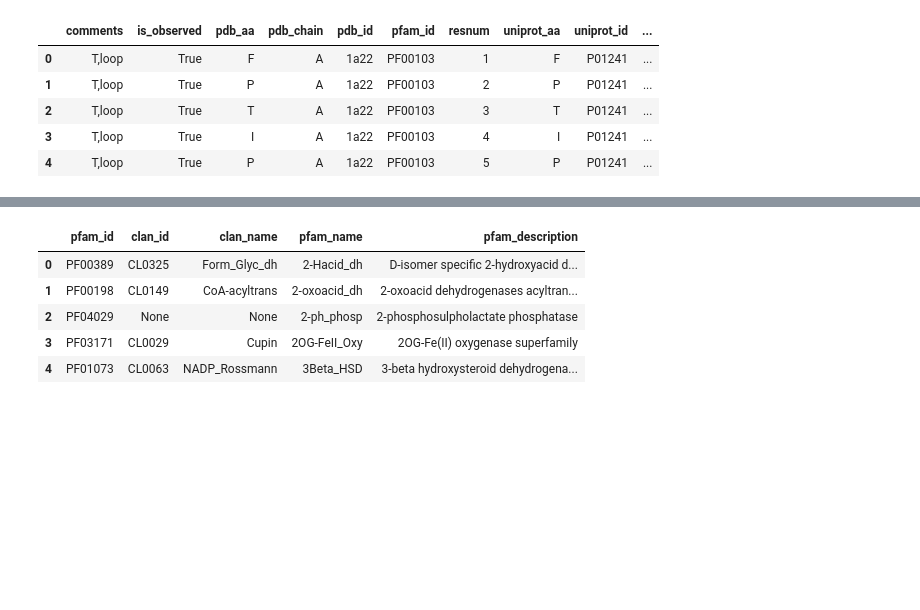
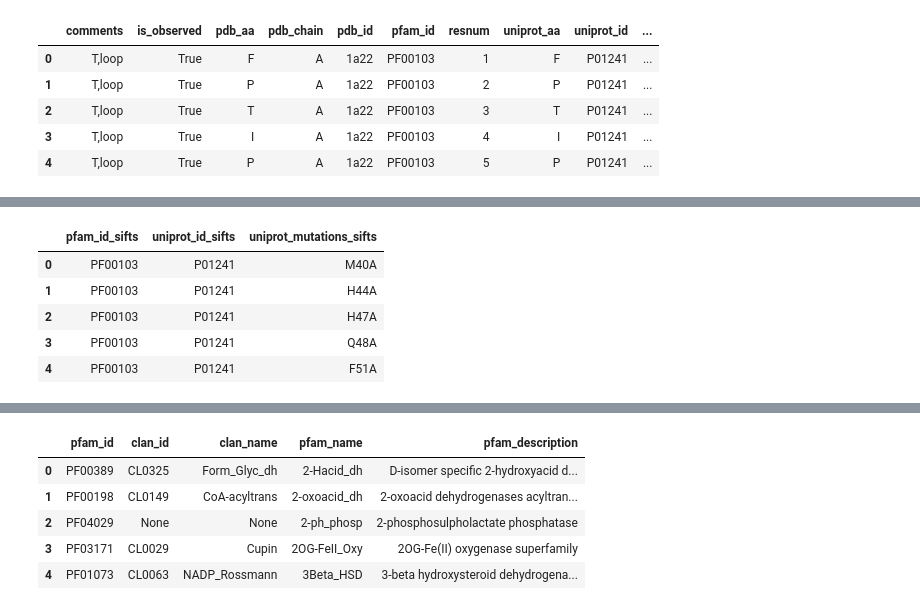
Before and after one commit to datapkg/protein_interaction_energy, a Jupyter notebook: notebooks/kortemme_baker.ipynb, the cells around one changed output, grey strips where cells are left out. Saved outputs shown, nothing was run; the diff lists cells and outputs as text; code cells hidden in the pictures; blank space fills up the shorter version.

```diff
--- a/notebooks/kortemme_baker.ipynb
+++ b/notebooks/kortemme_baker.ipynb
@@ -135,6 +124,13 @@ results = (
-# %%
-kortemme_baker_df['uniprot_mutation'] = (
-    kortemme_baker_df['uniprot_aa'] +
-    kortemme_baker_df['uniprot_pos'].apply(lambda x: str(int(x)) if pd.notnull(x) else np.nan) +
-    kortemme_baker_df['pdb_aa_mut']
-)
+# %%
+# Add info to core
+def get_sifts_data(pdb_id, pdb_chain, pdb_mutation):
+    sifts_df = sifts_dfs[pdb_id]
+    try:
+        result = kmtools.pdb_tools.sifts.convert_pdb_mutations_to_uniprot(
+            pdb_id, pdb_chain, pdb_mutation, sifts_df)
+    except kmtools.pdb_tools.sifts.SIFTSError as e:
+        logger.error(e)
+        result = {}
+    return result
+
+results = [get_sifts_data(*x) for x in kortemme_baker_df[['pdb_id', 'pdb_chain', 'pdb_mutation']].values]
@@ -140,0 +155,10 @@ kortemme_baker_df['uniprot_mutation'] = (
+# %%
+df = pd.DataFrame(results)
+df.head()
+# %% [output]
+|  | pfam_id_sifts | uniprot_id_sifts | uniprot_mutations_sifts |
+| 0 | PF00103 | P01241 | M40A |
+| 1 | PF00103 | P01241 | H44A |
+| 2 | PF00103 | P01241 | H47A |
+| 3 | PF00103 | P01241 | Q48A |
+| 4 | PF00103 | P01241 | F51A |
```
Also changed, not shown: parts of 7 cells of this notebook, 1 other file.
